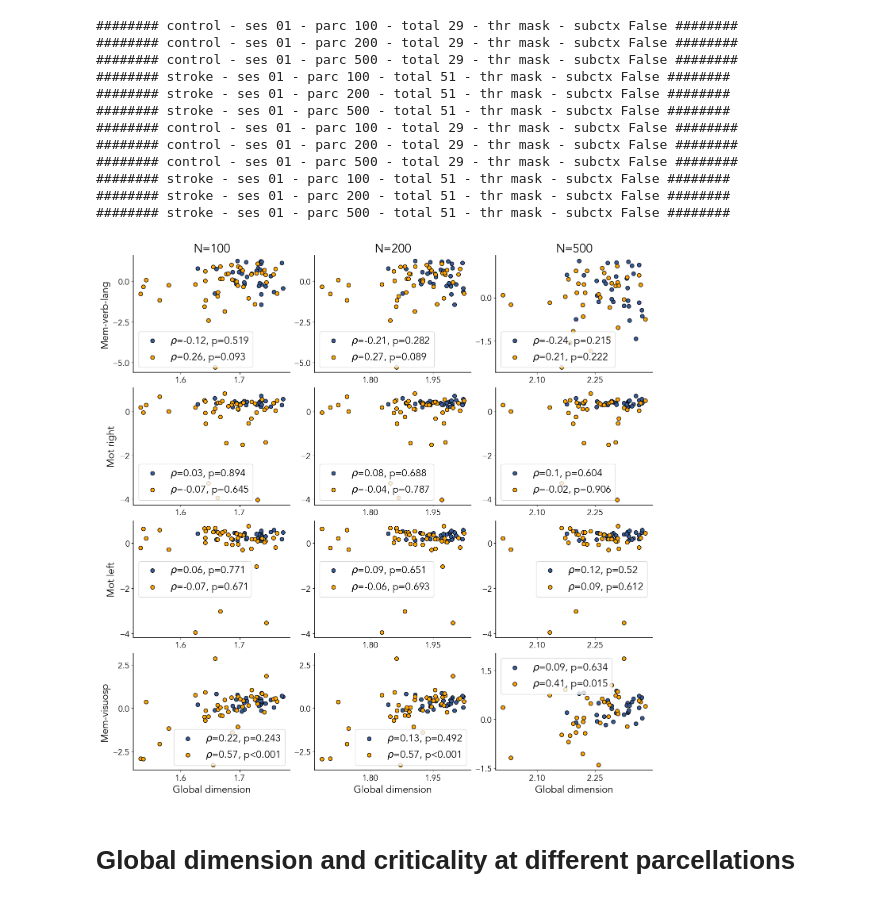
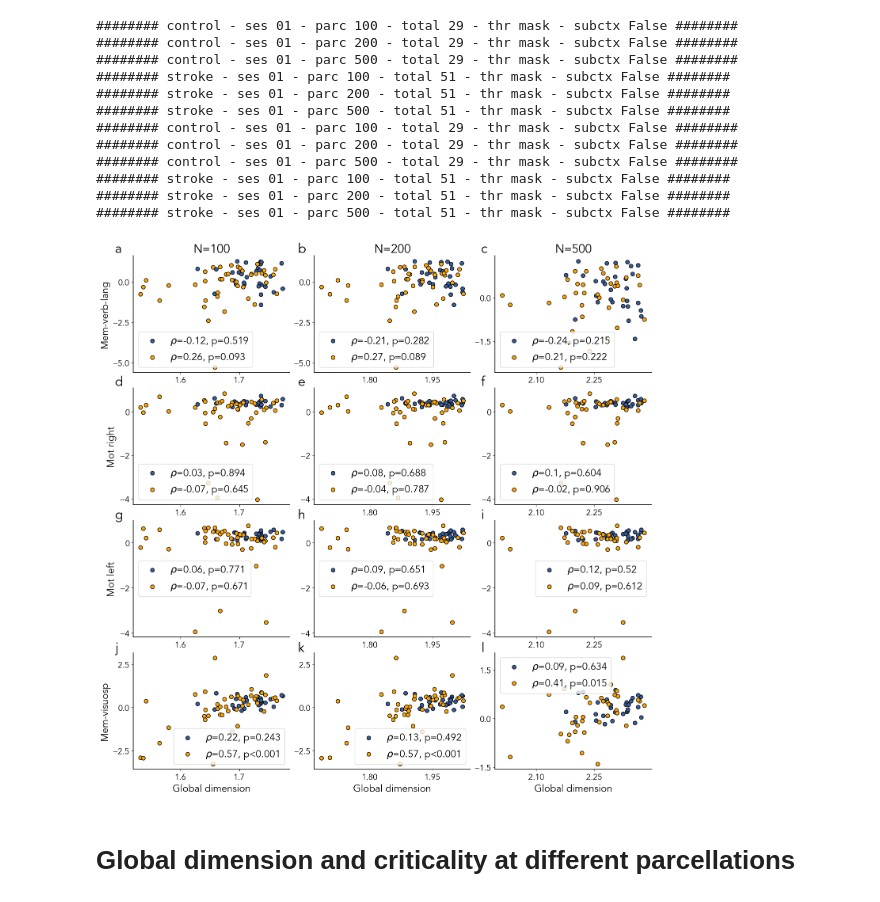
Before and after one commit to gbarzon/ConnectomeDimension, a Jupyter notebook: Figures_SI.ipynb, the cells around one changed output. Cells and saved outputs as stored; diff of their text form; code cells hidden in the pictures.

```diff
--- a/Figures_SI.ipynb
+++ b/Figures_SI.ipynb
@@ -566,6 +593,16 @@ plt.xlabel('Integration - SBM')
 ax.yaxis.set_major_locator(MaxNLocator(nbins=3))
 ax.xaxis.set_major_locator(MaxNLocator(nbins=3))
 
+
+### Add letters
+ax = plt.gca()
+h0, h1 = .92, 0.58
+l0, l1 = 0.02, 0.52
+fig.text(l0,h0, 'a', size=letter_size)
+fig.text(l1,h0, 'b', size=letter_size)
+fig.text(l0,h1, 'c', size=letter_size)
+fig.text(l1,h1, 'd', size=letter_size)
+
 sns.despine()
 
 plt.savefig(folder_figures+'fig_suppl_SBM.png', dpi=200, bbox_inches='tight')
@@ -665,36 +702,52 @@ for idx_parc, parc in enumerate(parcellations):
         else: label = r'$\rho$=' + str(round(rho, 2))+ r', p=' + str(round(pval, 3))
         ax.scatter(x, y, c=cs[0], label=label, edgecolors='black', s=50)
 
         ax.xaxis.set_tick_params(labelsize=ylabel_size-5)
         ax.yaxis.set_tick_params(labelsize=ylabel_size-5)
         ax.yaxis.set_major_locator(MaxNLocator(nbins=3))
         ax.xaxis.set_major_locator(MaxNLocator(nbins=3))
 
         x = data_stroke['dim_avg'].values
         y = data_stroke[factor].values
         rho, pval = pearsonr(x, y)
         if pval<1e-3: label = r'$\rho$=' + str(round(rho, 2))+ r', p<0.001'
         else: label = r'$\rho$=' + str(round(rho, 2))+ r', p=' + str(round(pval, 3))
         ax.scatter(x, y, c=cs[1], label=label, edgecolors='black', s=50)
 
         ax.xaxis.set_tick_params(labelsize=ylabel_size-5)
         ax.yaxis.set_tick_params(labelsize=ylabel_size-5)
         ax.yaxis.set_major_locator(MaxNLocator(nbins=3))
         ax.xaxis.set_major_locator(MaxNLocator(nbins=3))
 
         ax.legend()
 
         if idx_parc==0: ax.set_ylabel(factor)
         if idx_fact==0: ax.set_title(f'N={parc}')
         if idx_fact==names_factor.size-1: ax.set_xlabel('Global dimension')
 
+
+### Add letters
+ax = plt.gca()
+h0, h1, h2, h3 = .98, 0.74, 0.5, 0.26
+l0, l1, l2 = 0.03, 0.36, 0.69
+fig.text(l0,h0, 'a', size=letter_size)
+fig.text(l1,h0, 'b', size=letter_size)
+fig.text(l2,h0, 'c', size=letter_size)
+fig.text(l0,h1, 'd', size=letter_size)
+fig.text(l1,h1, 'e', size=letter_size)
+fig.text(l2,h1, 'f', size=letter_size)
+fig.text(l0,h2, 'g', size=letter_size)
+fig.text(l1,h2, 'h', size=letter_size)
+fig.text(l2,h2, 'i', size=letter_size)
+fig.text(l0,h3, 'j', size=letter_size)
+fig.text(l1,h3, 'k', size=letter_size)
+fig.text(l2,h3, 'l', size=letter_size)
+
 sns.despine()
-
 plt.savefig(folder_figures+'fig_suppl_behavior.png', dpi=200, bbox_inches='tight')
-
 plt.show()
 # %% [output]
-[figure, old version]
+[figure, new version]
 # %% [markdown]
 # Global dimension and criticality at different parcellations
 # %%
```
Also changed, not shown: parts of 10 cells of this notebook, 9 other files.
